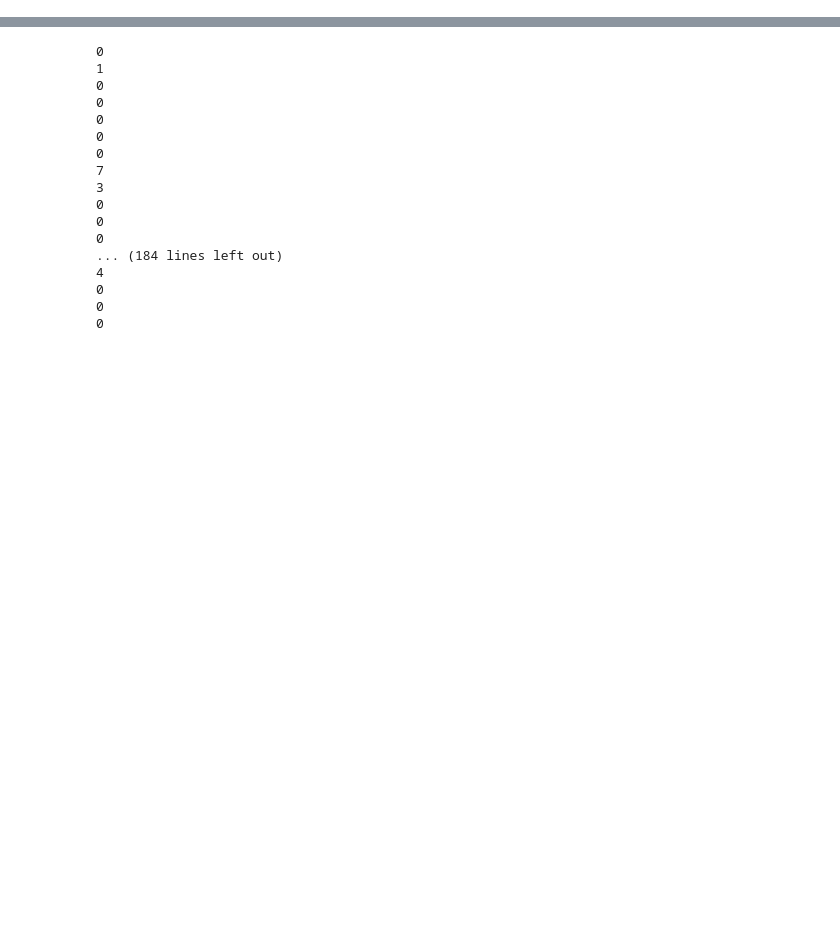
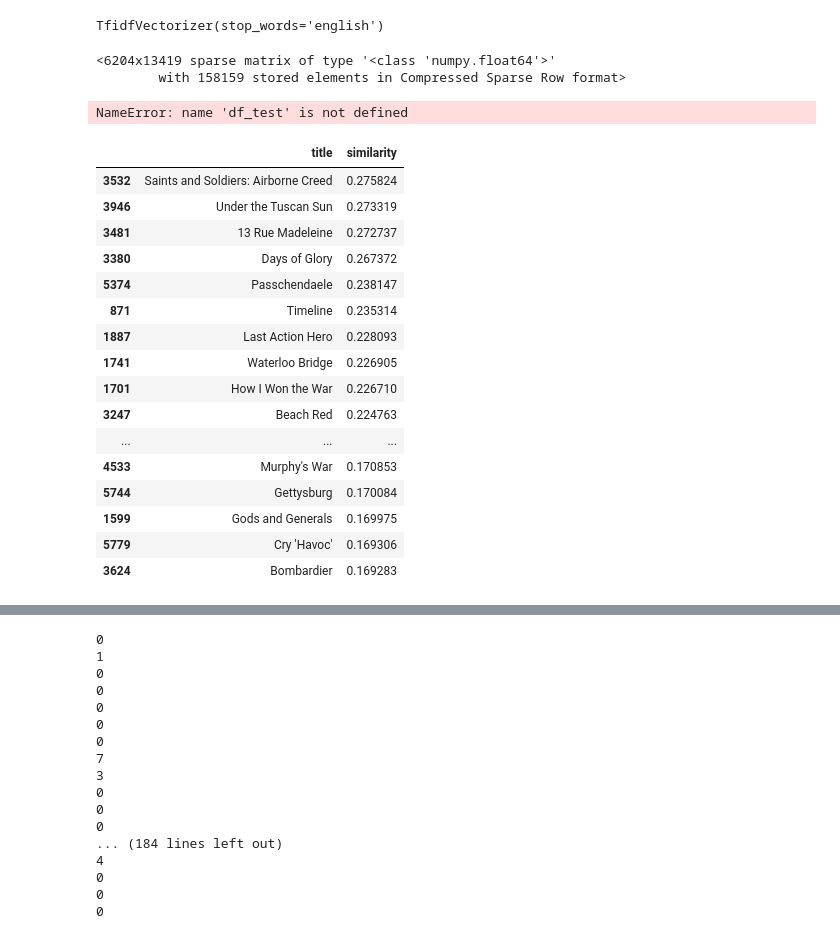
Before and after one commit to rossnorman11/movie_recommendation_GPT, a Jupyter notebook: notebooks/oscarjp7_vectorizer-final.ipynb, the cells around one changed output, grey strips where cells are left out. Cells and saved outputs as stored; diff of their text form; code cells hidden in the pictures; blank space fills up the shorter version.

```diff
--- a/notebooks/oscarjp7_vectorizer-final.ipynb
+++ b/notebooks/oscarjp7_vectorizer-final.ipynb
@@ -27,19 +43,53 @@ df['summary_str'] = df['gen_summary_pre'].apply(lambda x: ' '.join(map(str, x)))
 # %%
 from sklearn.feature_extraction.text import TfidfVectorizer
 from sklearn.metrics.pairwise import linear_kernel
+# %%
+tf_idf_vectorizer = TfidfVectorizer(stop_words='english')
+# %%
+tf_idf_vectorizer.fit(df['summary_str'])
+# %% [output]
+TfidfVectorizer(stop_words='english')
 # %%
-tf_idf_vectorizer_new = TfidfVectorizer(stop_words='english')
-tf_idf_matrix_new = tf_idf_vectorizer_new.fit_transform(df['summary_str'])
+tf_idf_matrix = tf_idf_vectorizer.transform(df['summary_str'])
+# %%
+tf_idf_matrix_new
+# %% [output]
+<6204x13419 sparse matrix of type '<class 'numpy.float64'>'
+        with 158159 stored elements in Compressed Sparse Row format>
 # %%
 def find_recommendation_short(text):
     # Vectorise user input
-    user_tf_idf_vector = tf_idf_vectorizer_new.transform([text])
+    user_tf_idf_vector = tf_idf_vectorizer.transform([text])
     # Find similarities
     cos_similarities = cosine_similarity(user_tf_idf_vector, tf_idf_matrix_new).flatten()
     similar_movies = pd.DataFrame({'title': df['title'], 'similarity': cos_similarities})
     similar_movies = similar_movies.sort_values(by='similarity', ascending=False)
-    top_20_recommendations = similar_movies.head(20)[['title', 'similarity']]
-    recommendations = f"Top 20 recommendations:\n{top_20_recommendations.to_string(index=False)}"
-    return top_20_recommendations
+    top_40_recommendations = similar_movies.head(40)[['title', 'similarity']]
+    #recommendations = f"Top 20 recommendations:\n{top_20_recommendations.to_string(index=False)}"
+    return top_40_recommendations
+# %%
+df_test
+# %% [output]
+NameError: name 'df_test' is not defined
+# %%
+find_recommendation_short('action film world war france')
+# %% [output]
+|  | title | similarity |
+| 3532 | Saints and Soldiers: Airborne Creed | 0.275824 |
+| 3946 | Under the Tuscan Sun | 0.273319 |
+| 3481 | 13 Rue Madeleine | 0.272737 |
+| 3380 | Days of Glory | 0.267372 |
+| 5374 | Passchendaele | 0.238147 |
+| 871 | Timeline | 0.235314 |
+| 1887 | Last Action Hero | 0.228093 |
+| 1741 | Waterloo Bridge | 0.226905 |
+| 1701 | How I Won the War | 0.226710 |
+| 3247 | Beach Red | 0.224763 |
+| ... | ... | ... |
+| 4533 | Murphy's War | 0.170853 |
+| 5744 | Gettysburg | 0.170084 |
+| 1599 | Gods and Generals | 0.169975 |
+| 5779 | Cry 'Havoc' | 0.169306 |
+| 3624 | Bombardier | 0.169283 |
 # %%
 df_test = pd.read_csv('../raw_data/testing_sample.csv')
```
Also changed, not shown: parts of 8 cells of this notebook, 5 other files.
